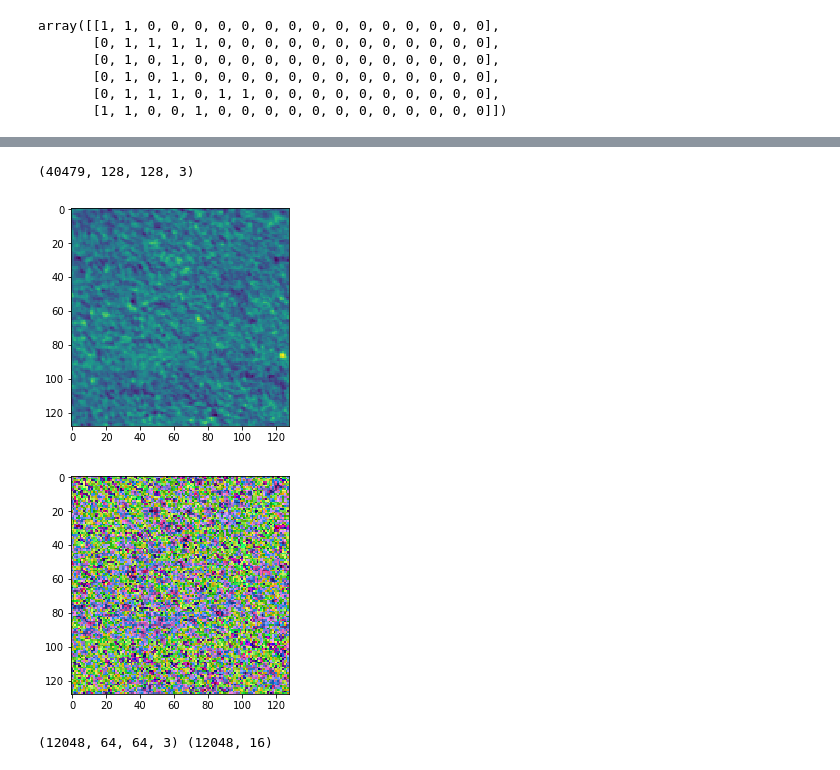
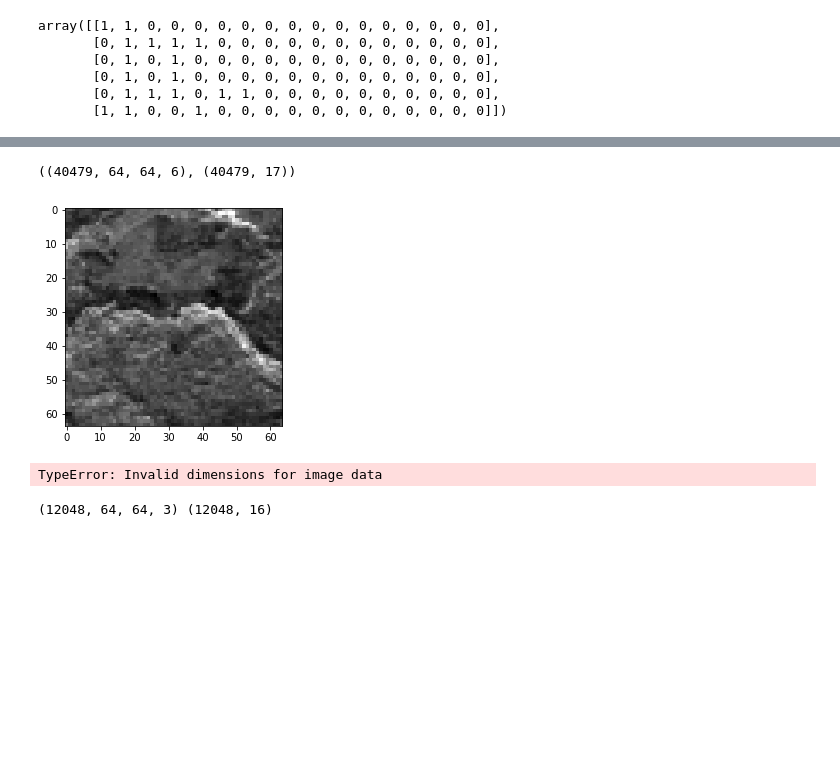
Before and after one commit to SorokinV/Kaggle-2017-04-Brazil-Amazon, a Jupyter notebook: Jupyter-Net/a-basin-V4-GenerateData.ipynb, the cells around one changed output, grey strips where cells are left out. Cells and saved outputs as stored; diff of their text form; code cells hidden in the pictures; blank space fills up the shorter version.

Commit message:
modification Alex on jpg/tif (Models in Data-Keras/Models)

```diff
--- a/Jupyter-Net/a-basin-V4-GenerateData.ipynb
+++ b/Jupyter-Net/a-basin-V4-GenerateData.ipynb
@@ -110,12 +110,12 @@ def formImExt (nf, resize=(32,32), printOK=False, OnlyNI=False) :
 
     return(nx)
 # %%
-resize = (128,128)
+resize = (64,64)
 jpgtif = '.tif'
 
 dirI     = trDirJPG if jpgtif=='.jpg' else trDirTIF
 forSaveFile = 'train-model-2D-{}x{}x{}'.format(resize[0],resize[1],('3' if jpgtif=='.jpg' else 'X'))
 
-Only3TIF    = True
+Only3TIF    = False
 # %%
 del trX, trY
@@ -155,5 +157,5 @@ print(len(nameList),trX.shape,trY.shape)
 # %%
-trX.shape
+trX.shape,trY.shape
 # %% [output]
-(40479, 128, 128, 3)
+((40479, 64, 64, 6), (40479, 17))
 # %%
@@ -173,11 +175,11 @@ np.save('../Data-Keras/Datas/train-model-2D-128x128xX3-YY.npy',trY)
 del(trX); del(trY);
 # %%
 trX.shape
-plt.imshow(trX[0,:,:,0]); plt.show()
+plt.imshow(trX[1,:,:,5],'gray'); plt.show()
 plt.imshow(trX[0]); plt.show()
 # %% [output]
-[figure, old version]
+[figure, new version]
-[figure, removed]
+TypeError: Invalid dimensions for image data
 # %%
 ##trXX = np.load('../Data-Keras/Datas/train-model-2D-64x64x6-XX.npy')
 ##trYY = np.load('../Data-Keras/Datas/train-model-2D-64x64x6-YY.npy')
```
Also changed, not shown: parts of 3 cells of this notebook, 2 other files.
